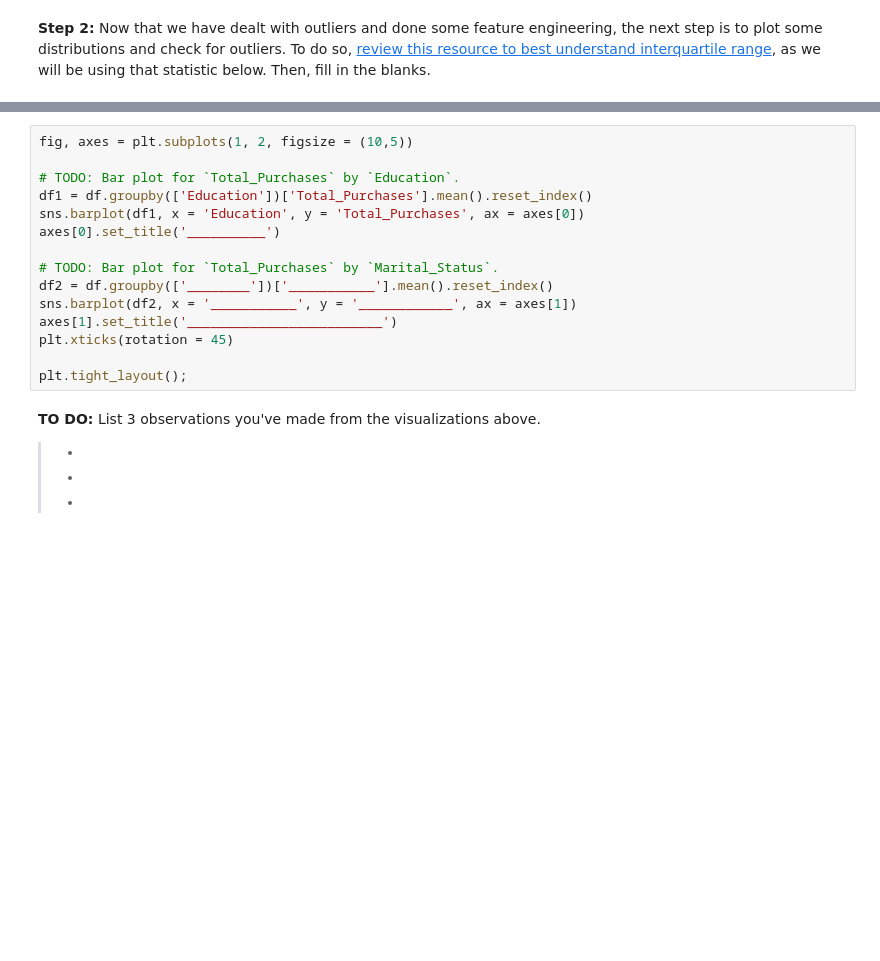
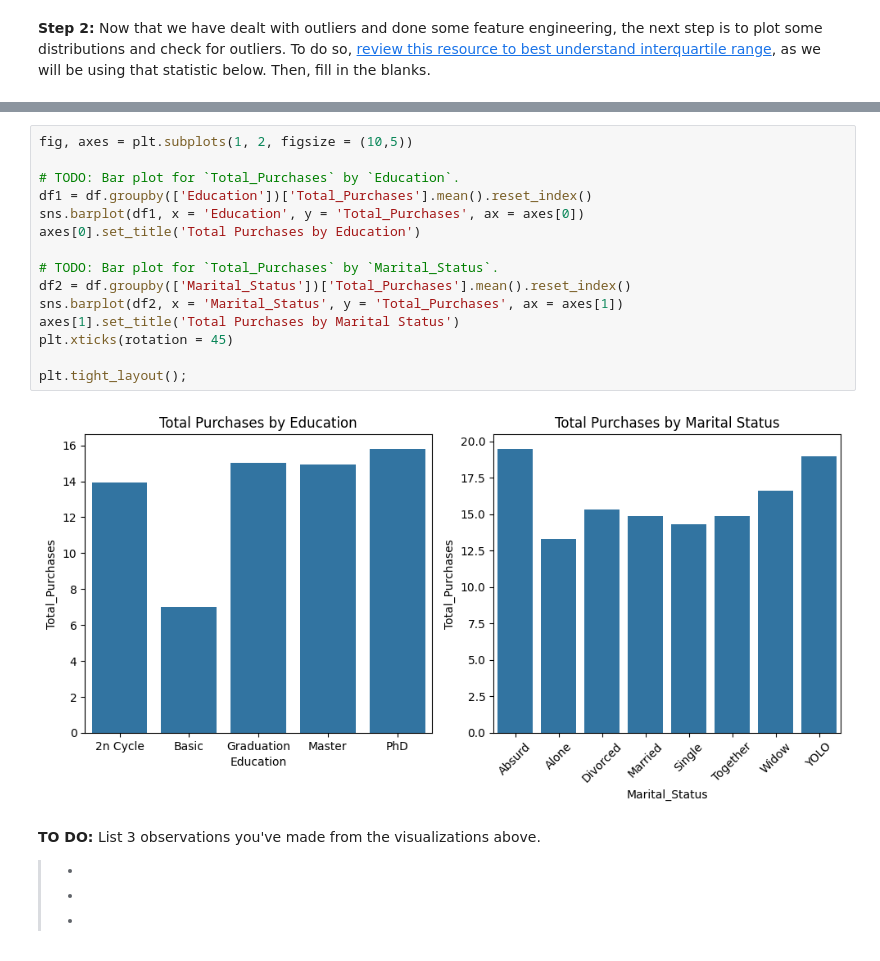
Before and after one commit to chipojaya1/myNEBDHub, a Jupyter notebook: Customer_Segmentation_Analysis.ipynb, the cells around one changed output, grey strips where cells are left out. Cells and saved outputs as stored; diff of their text form; blank space fills up the shorter version.

```diff
--- a/Customer_Segmentation_Analysis.ipynb
+++ b/Customer_Segmentation_Analysis.ipynb
@@ -325,18 +436,20 @@ plt.tight_layout();
 # %%
 fig, axes = plt.subplots(1, 2, figsize = (10,5))
 
 # TODO: Bar plot for `Total_Purchases` by `Education`.
 df1 = df.groupby(['Education'])['Total_Purchases'].mean().reset_index()
 sns.barplot(df1, x = 'Education', y = 'Total_Purchases', ax = axes[0])
-axes[0].set_title('__________')
+axes[0].set_title('Total Purchases by Education')
 
 # TODO: Bar plot for `Total_Purchases` by `Marital_Status`.
-df2 = df.groupby(['________'])['___________'].mean().reset_index()
-sns.barplot(df2, x = '___________', y = '____________', ax = axes[1])
-axes[1].set_title('_________________________')
+df2 = df.groupby(['Marital_Status'])['Total_Purchases'].mean().reset_index()
+sns.barplot(df2, x = 'Marital_Status', y = 'Total_Purchases', ax = axes[1])
+axes[1].set_title('Total Purchases by Marital Status')
 plt.xticks(rotation = 45)
 
 plt.tight_layout();
+# %% [output]
+[figure, added]
 # %% [markdown]
 **TO DO:** List 3 observations you've made from the visualizations above.
 >*
```
Also changed, not shown: parts of 26 cells of this notebook.
